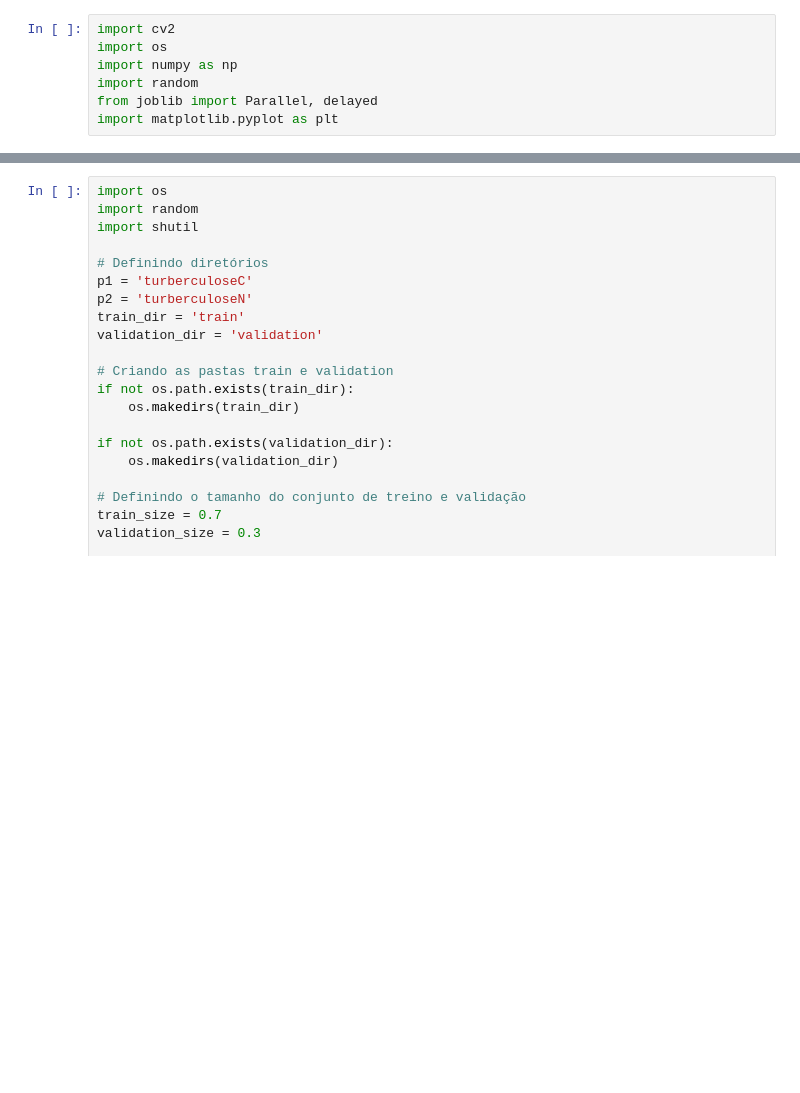
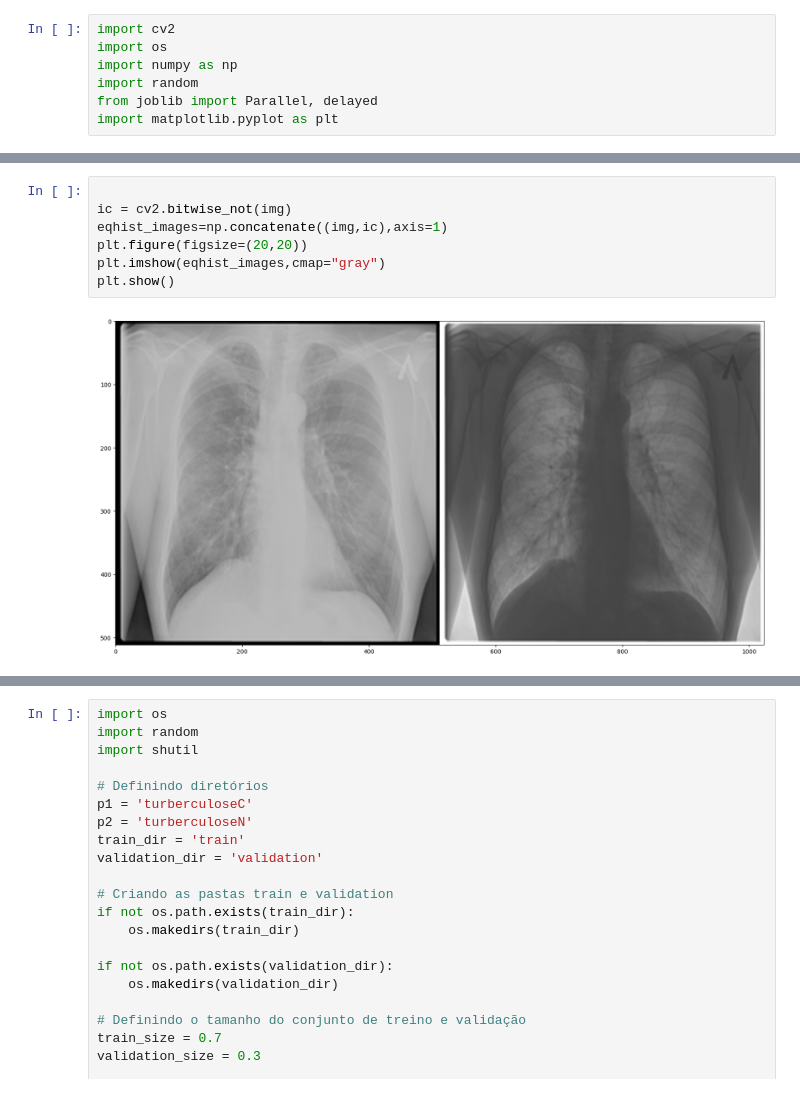
Before and after one commit to FelipeN21/TI-VI, a Jupyter notebook: Backend/segm.ipynb, the cells around one changed output, grey strips where cells are left out. Cells and saved outputs as stored; diff of their text form; blank space fills up the shorter version.

```diff
--- a/Backend/segm.ipynb
+++ b/Backend/segm.ipynb
@@ -7,0 +30,9 @@ import matplotlib.pyplot as plt
+# %%
+
+ic = cv2.bitwise_not(img)
+eqhist_images=np.concatenate((img,ic),axis=1)
+plt.figure(figsize=(20,20))
+plt.imshow(eqhist_images,cmap="gray")
+plt.show()
+# %% [output]
+[figure, added]
```
Also changed, not shown: parts of 6 cells of this notebook, 1 other file.
